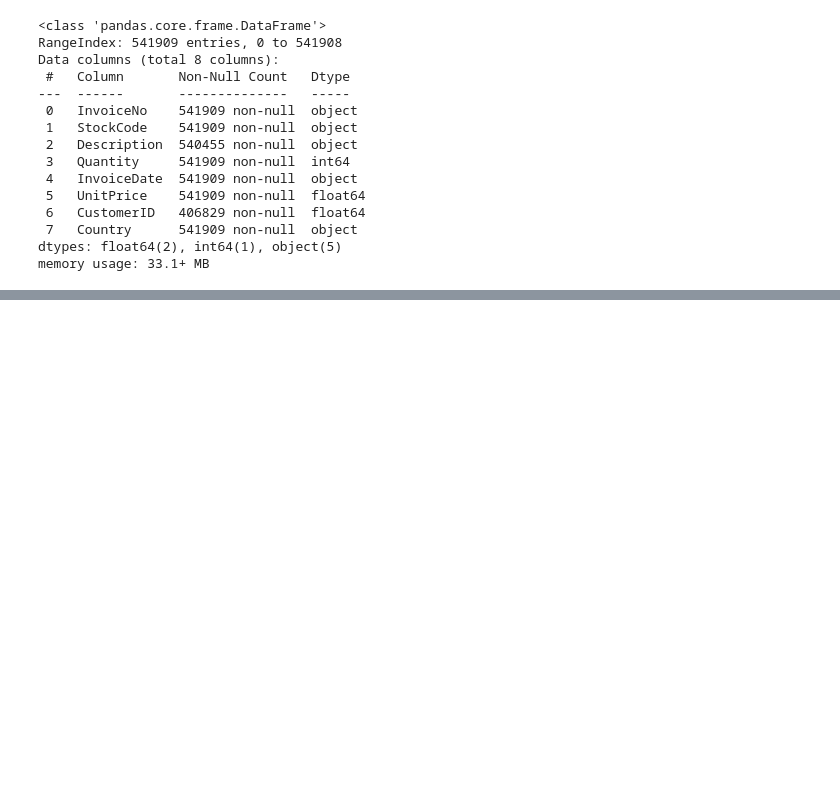
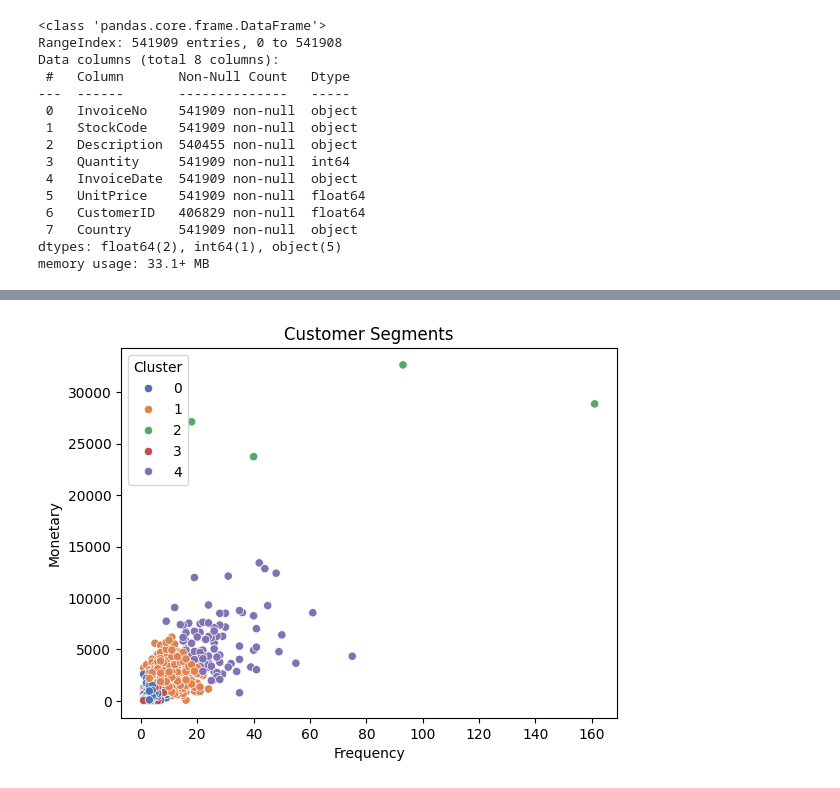
Before and after one commit to aliasgharmirhshai/Customer_Segmentation_Clustering, a Jupyter notebook: notebooks/main.ipynb, the cells around one changed output, grey strips where cells are left out. Saved outputs shown, nothing was run; the diff lists cells and outputs as text; code cells hidden in the pictures; blank space fills up the shorter version.

```diff
--- a/notebooks/main.ipynb
+++ b/notebooks/main.ipynb
@@ -34,0 +145,5 @@ memory usage: 33.1+ MB
+# %%
+kmeans = KMeans(n_clusters=5, random_state=42)
+kmeans.fit(rfm_scaled)
+
+rfm['Cluster'] = kmeans.labels_
@@ -34,0 +166,6 @@ memory usage: 33.1+ MB
+# %%
+sns.scatterplot(data=rfm, x='Frequency', y='Monetary', hue='Cluster', palette='deep')
+plt.title('Customer Segments')
+plt.show()
+# %% [output]
+[figure, added]
```
Also changed, not shown: parts of 25 cells of this notebook, 1 other file.
